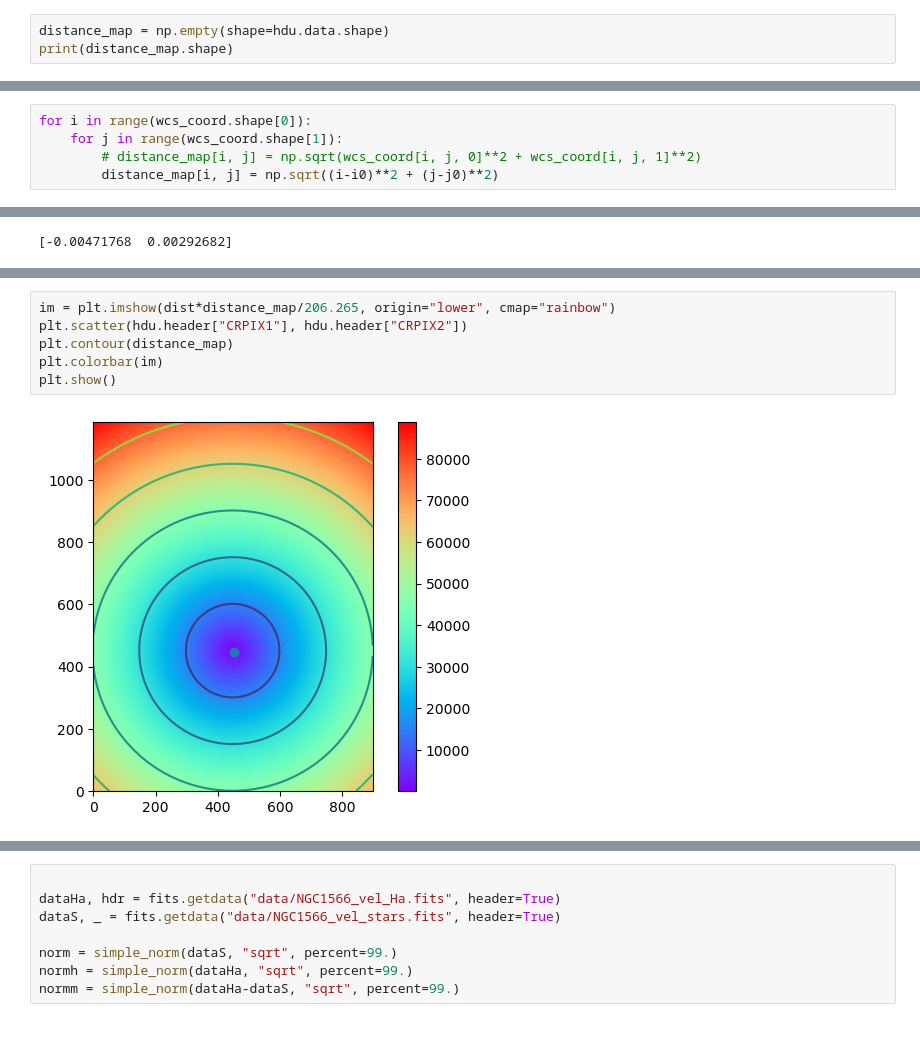
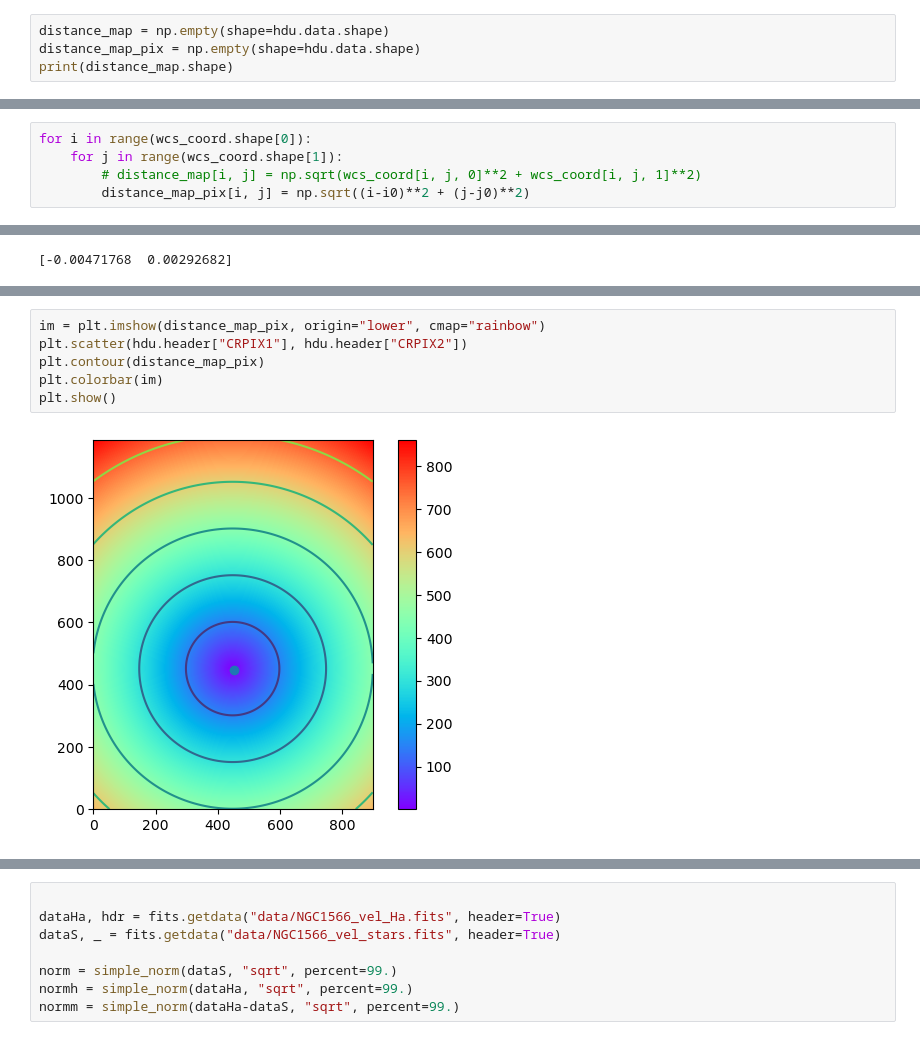
Before and after one commit to Polina-Kochergina/velocity_gradients, a Jupyter notebook: vel_grad.ipynb, the cells around one changed output, grey strips where cells are left out. Cells and saved outputs as stored; diff of their text form.

```diff
--- a/vel_grad.ipynb
+++ b/vel_grad.ipynb
@@ -228,5 +210,6 @@ wcs_coord[:,:, 1] = wcs_coord[:, :, 1] - DEC0
 # %%
 distance_map = np.empty(shape=hdu.data.shape)
+distance_map_pix = np.empty(shape=hdu.data.shape)
 print(distance_map.shape)
 # %% [output]
 (1187, 898)
@@ -240,7 +223,7 @@ print(i0, j0)
 for i in range(wcs_coord.shape[0]):
     for j in range(wcs_coord.shape[1]):
         # distance_map[i, j] = np.sqrt(wcs_coord[i, j, 0]**2 + wcs_coord[i, j, 1]**2)
-        distance_map[i, j] = np.sqrt((i-i0)**2 + (j-j0)**2)
+        distance_map_pix[i, j] = np.sqrt((i-i0)**2 + (j-j0)**2)
 # %%
 print(wcs_coord[500, 500,:])
 # %% [output]
@@ -269,11 +252,11 @@ plt.show()
 # %%
-im = plt.imshow(dist*distance_map/206.265, origin="lower", cmap="rainbow")
+im = plt.imshow(distance_map_pix, origin="lower", cmap="rainbow")
 plt.scatter(hdu.header["CRPIX1"], hdu.header["CRPIX2"])
-plt.contour(distance_map)
+plt.contour(distance_map_pix)
 plt.colorbar(im)
 plt.show()
 # %% [output]
-[figure, old version]
+[figure, new version]
 # %%
 def create_angle_map(image_size, pa_deg, center_x, center_y):
     # Define the center of the image
```
Also changed, not shown: parts of 39 cells of this notebook.
